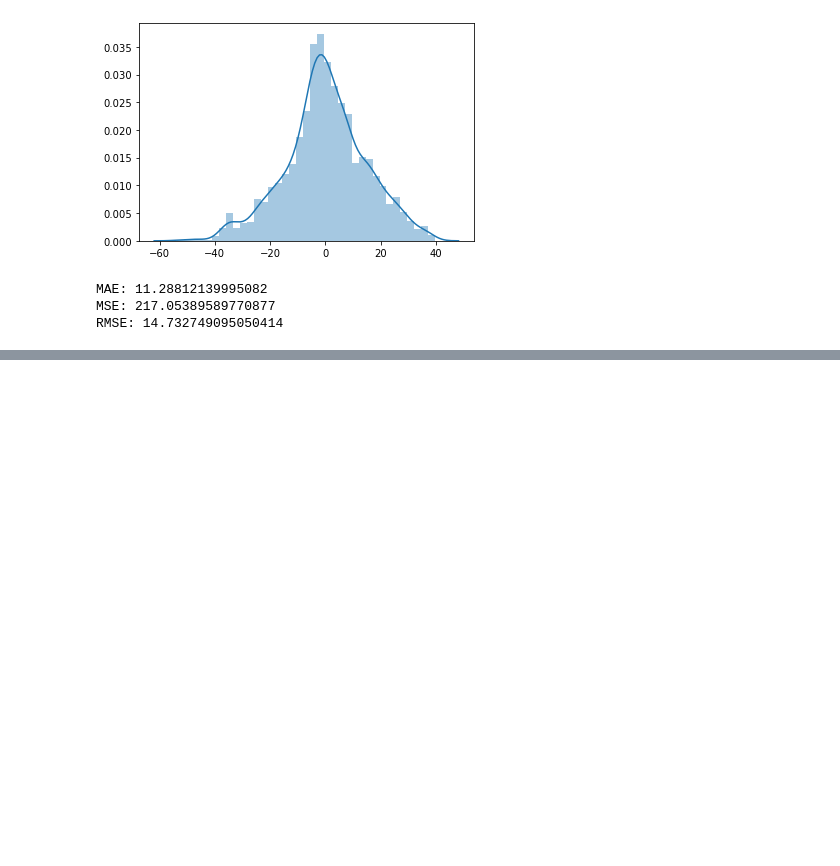
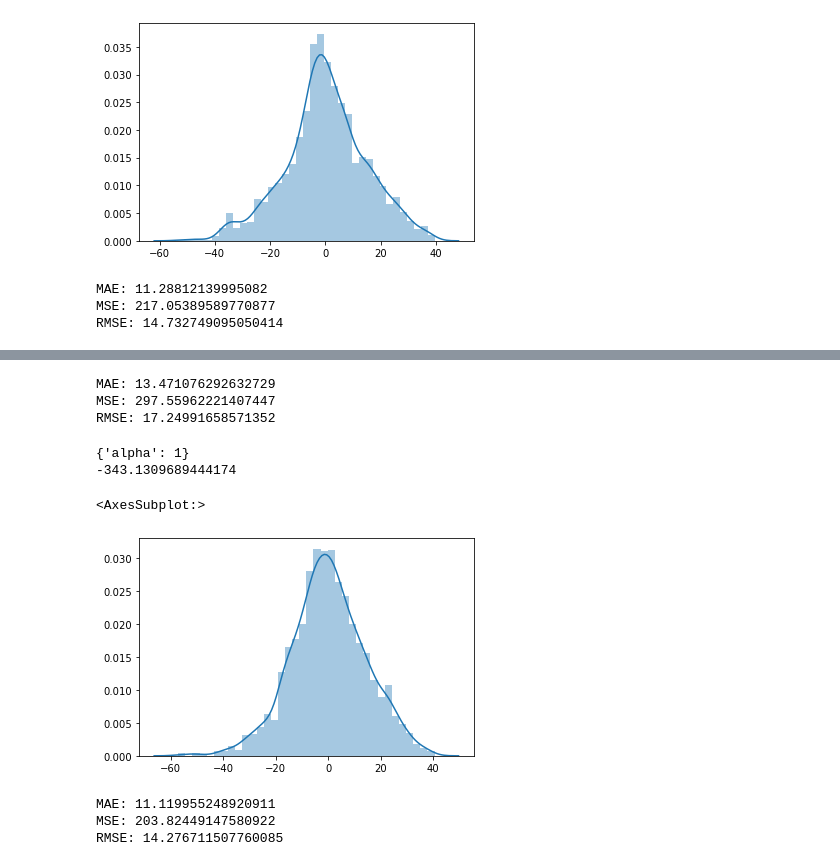
Before and after one commit to Atharva1604/IPL-Score-Prediction, a Jupyter notebook: IPL-Score_Prediction.ipynb, the cells around one changed output, grey strips where cells are left out. Drawn from its saved outputs; the diff is of its cells as text; code cells hidden in the pictures; blank space fills up the shorter version.

```diff
--- a/IPL-Score_Prediction.ipynb
+++ b/IPL-Score_Prediction.ipynb
@@ -211,0 +260,8 @@ RMSE: 14.732749095050414
+# %%
+print('MAE:', metrics.mean_absolute_error(y_test, prediction))
+print('MSE:', metrics.mean_squared_error(y_test, prediction))
+print('RMSE:', np.sqrt(metrics.mean_squared_error(y_test, prediction)))
+# %% [output]
+MAE: 13.471076292632729
+MSE: 297.55962221407447
+RMSE: 17.24991658571352
@@ -211,0 +272,25 @@ RMSE: 14.732749095050414
+# %%
+lasso=Lasso()
+parameters={'alpha':[1e-15,1e-10,1e-8,1e-3,1e-2,1,5,10,20,30,35,40]}
+lasso_regressor=GridSearchCV(lasso,parameters,scoring='neg_mean_squared_error',cv=5)
+lasso_regressor.fit(X_train,y_train)
+print(lasso_regressor.best_params_)
+print(lasso_regressor.best_score_)
+# %% [output]
+{'alpha': 1}
+-343.1309689444174
+# %%
+prediction = lasso_regressor.predict(X_test)
+# %%
+sns.distplot(y_test-prediction)
+# %% [output]
+<AxesSubplot:>
+[figure, added]
+# %%
+print('MAE:', metrics.mean_absolute_error(y_test, prediction))
+print('MSE:', metrics.mean_squared_error(y_test, prediction))
+print('RMSE:', np.sqrt(metrics.mean_squared_error(y_test, prediction)))
+# %% [output]
+MAE: 11.119955248920911
+MSE: 203.82449147580922
+RMSE: 14.276711507760085
```
Also changed, not shown: parts of 13 cells of this notebook.
